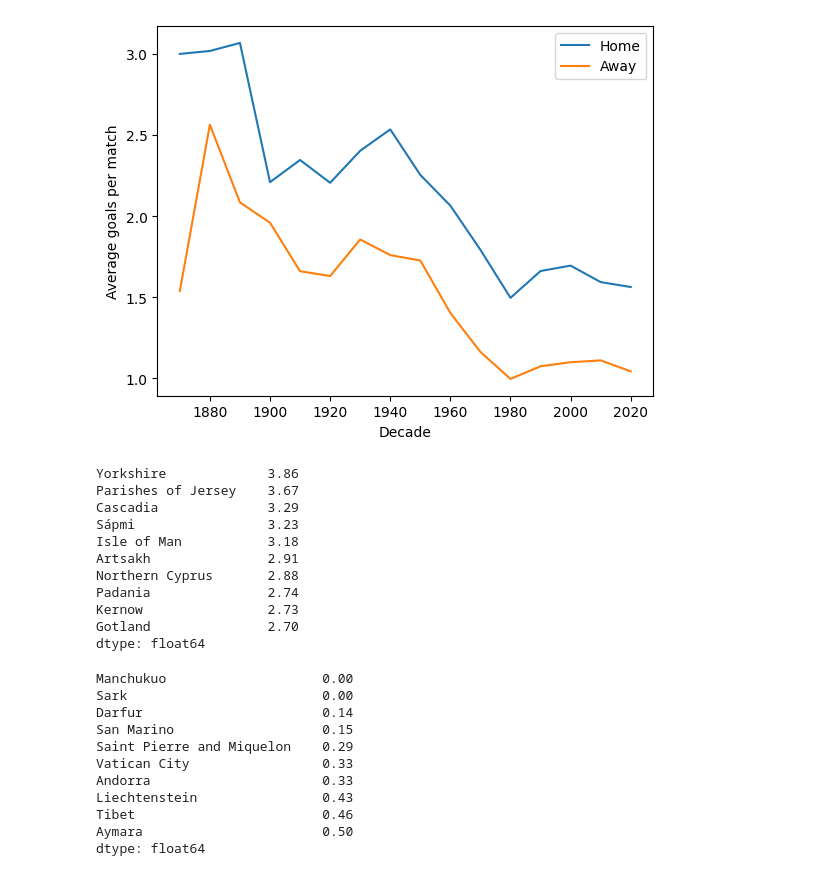
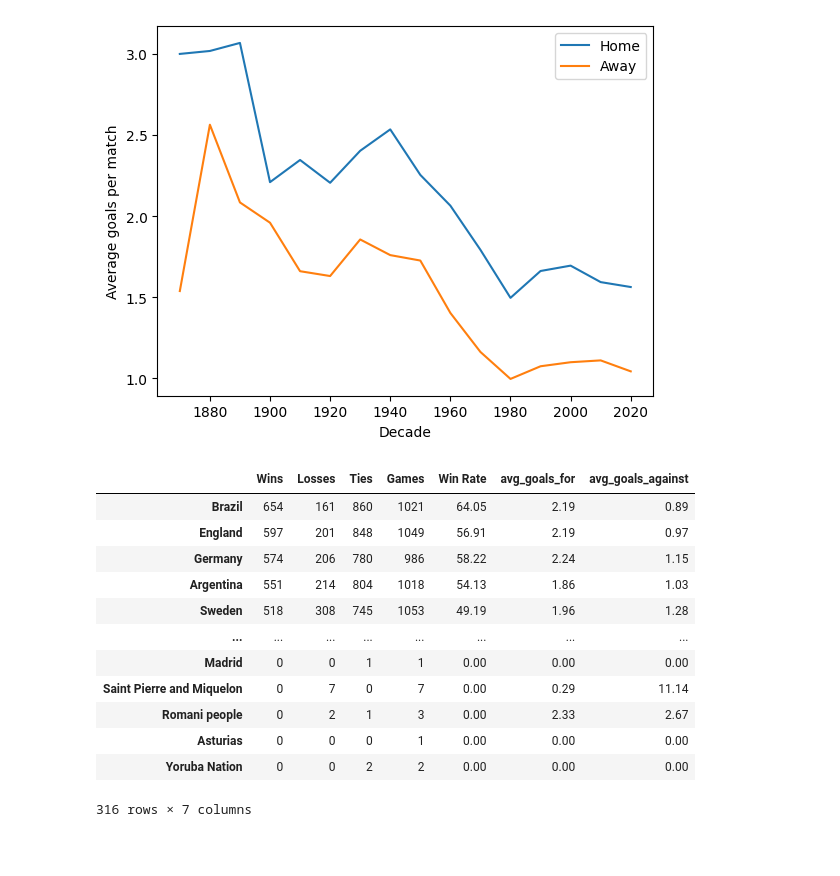
Before and after one commit to zina1t/Football-Matches-Analysis, a Jupyter notebook: football.ipynb, the cells around one changed output. Saved outputs shown, nothing was run; the diff lists cells and outputs as text; code cells hidden in the pictures; blank space fills up the shorter version.

```diff
--- a/football.ipynb
+++ b/football.ipynb
@@ -229,34 +199,26 @@ plt.show()
 # %% [output]
 [figure]
 # %%
-most_scoring_teams = round((results.groupby('home_team')['home_score'].sum() + results.groupby('away_team')['away_score'].sum()) / (results['home_team'].value_counts() + results['away_team'].value_counts()), 2)
-most_scoring_teams = most_scoring_teams.sort_values(ascending=False).head(10)
-most_scoring_teams
+# Create a column with the average goals scored by each team
+teams['avg_goals_for'] = round((results.groupby('home_team')['home_score'].sum() + results.groupby('away_team')['away_score'].sum()) / (results['home_team'].value_counts() + results['away_team'].value_counts()), 2)
+teams['avg_goals_for'] = teams['avg_goals_for'].fillna(0)
-# %% [output]
-Yorkshire             3.86
-Parishes of Jersey    3.67
-Cascadia              3.29
-Sápmi                 3.23
-Isle of Man           3.18
-Artsakh               2.91
-Northern Cyprus       2.88
-Padania               2.74
-Kernow                2.73
-Gotland               2.70
-dtype: float64
 # %%
-least_scoring_teams = round((results.groupby('home_team')['home_score'].sum() + results.groupby('away_team')['away_score'].sum()) / (results['home_team'].value_counts() + results['away_team'].value_counts()), 2)
-least_scoring_teams = least_scoring_teams.sort_values().head(10)
-least_scoring_teams
+# Create a column with the average goals conceded by each team
+teams['avg_goals_against'] = round((results.groupby('home_team')['away_score'].sum() + results.groupby('away_team')['home_score'].sum()) / (results['home_team'].value_counts() + results['away_team'].value_counts()), 2)
+teams['avg_goals_against'] = teams['avg_goals_against'].fillna(0)
+teams = teams.sort_values('Wins', ascending=False)
+teams
 # %% [output]
+|  | Wins | Losses | Ties | Games | Win Rate | avg_goals_for | avg_goals_against |
+| Brazil | 654 | 161 | 860 | 1021 | 64.05 | 2.19 | 0.89 |
+| England | 597 | 201 | 848 | 1049 | 56.91 | 2.19 | 0.97 |
+| Germany | 574 | 206 | 780 | 986 | 58.22 | 2.24 | 1.15 |
+| Argentina | 551 | 214 | 804 | 1018 | 54.13 | 1.86 | 1.03 |
+| Sweden | 518 | 308 | 745 | 1053 | 49.19 | 1.96 | 1.28 |
+| ... | ... | ... | ... | ... | ... | ... | ... |
+| Madrid | 0 | 0 | 1 | 1 | 0.00 | 0.00 | 0.00 |
+| Saint Pierre and Miquelon | 0 | 7 | 0 | 7 | 0.00 | 0.29 | 11.14 |
+| Romani people | 0 | 2 | 1 | 3 | 0.00 | 2.33 | 2.67 |
+| Asturias | 0 | 0 | 0 | 1 | 0.00 | 0.00 | 0.00 |
+| Yoruba Nation | 0 | 0 | 2 | 2 | 0.00 | 0.00 | 0.00 |
-Manchukuo                    0.00
-Sark                         0.00
-Darfur                       0.14
-San Marino                   0.15
-Saint Pierre and Miquelon    0.29
-Vatican City                 0.33
-Andorra                      0.33
-Liechtenstein                0.43
-Tibet                        0.46
-Aymara                       0.50
-dtype: float64
+316 rows × 7 columns
```
Also changed, not shown: parts of 5 cells of this notebook.
